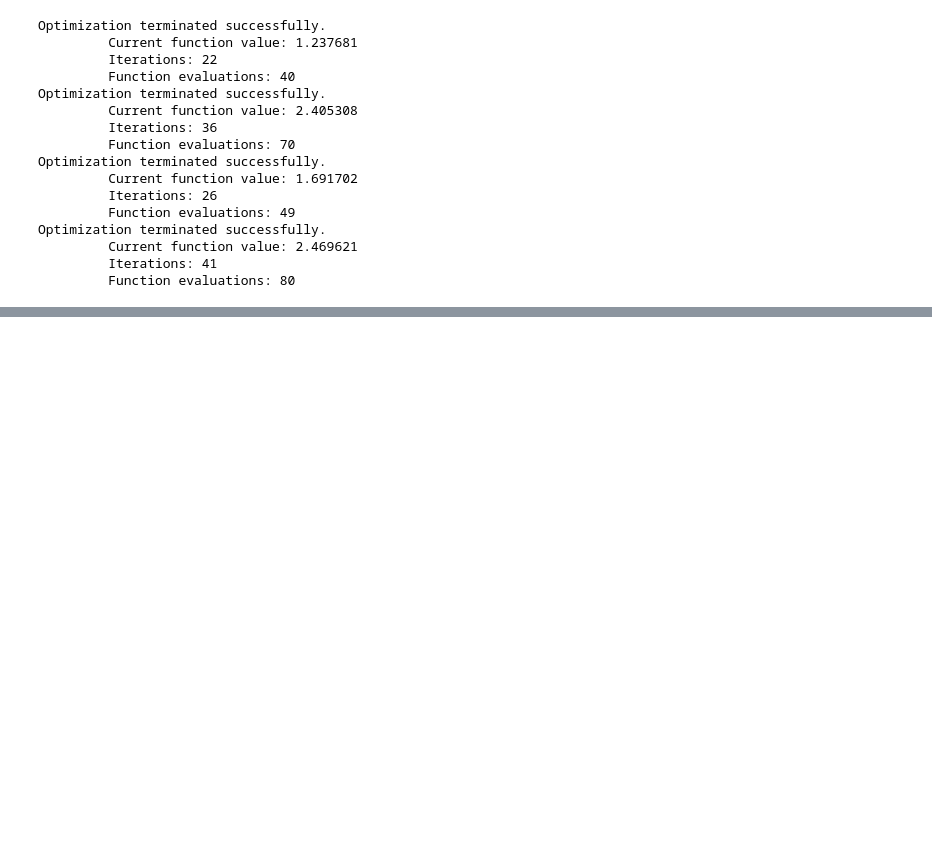
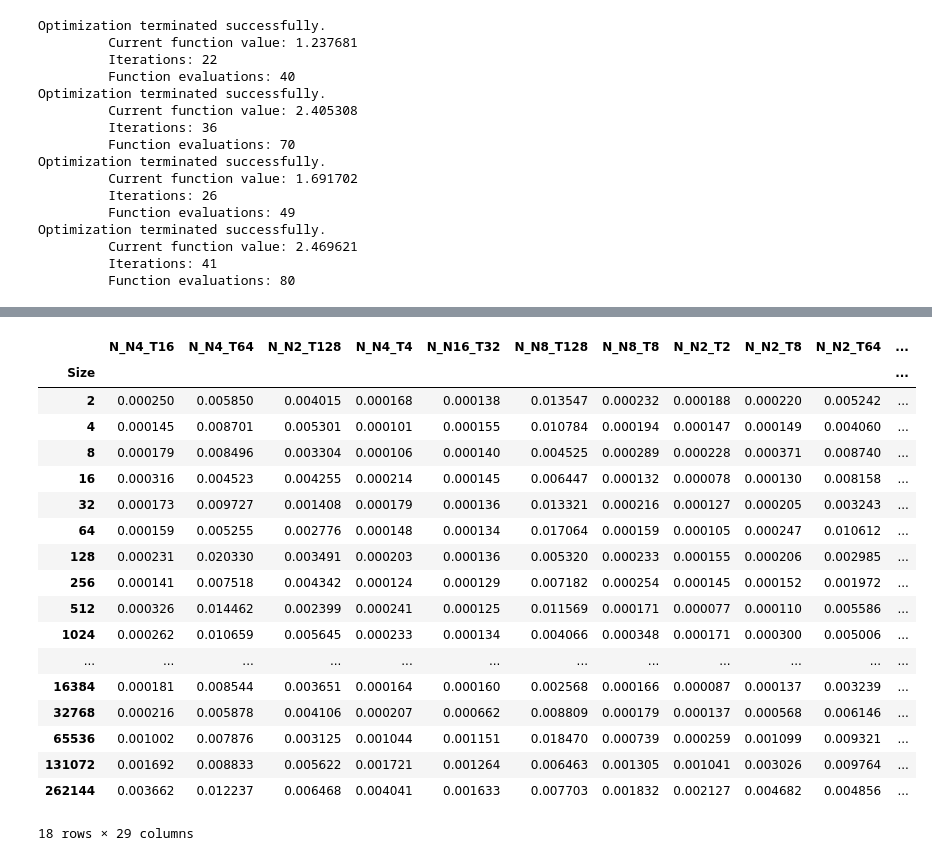
Before and after one commit to cmse822/project-3-mpi-p2p-team-2, a Jupyter notebook: Analysis/Analysis.ipynb, the cells around one changed output, grey strips where cells are left out. Saved outputs shown, nothing was run; the diff lists cells and outputs as text; code cells hidden in the pictures; blank space fills up the shorter version.

```diff
--- a/Analysis/Analysis.ipynb
+++ b/Analysis/Analysis.ipynb
@@ -205,0 +187,10 @@ array([ 1.00000000e+00, -2.42685165e-16])
+# %%
+# Find the result files.
+FileList, FileList2 = [], []
+for fname in os.listdir('../data'):
+    if fname.startswith('Ring_n') and fnmatch.fnmatch(fname, '*.csv'):
+        FileList.append(os.path.join('../data/', fname))
+    elif fname.startswith('Ring_Non') and fnmatch.fnmatch(fname, '*.csv'):
+        FileList2.append(os.path.join('../data/', fname))
+print(f'There are {len(FileList)} files to process. [Blocking]')
+print(f'There are {len(FileList2)} files to process. [NonBlocking]')
@@ -205,0 +243,54 @@ array([ 1.00000000e+00, -2.42685165e-16])
+# %%
+# Create an initial dataframe.
+CSV     = pd.read_csv(FileList2[0], header=None, names=['Repetition', 'Size', 'NumTasks', 'Time'])
+Sizes   = list(CSV.Size.unique())
+Data2   = pd.DataFrame({'Size': Sizes})
+Data2.set_index('Size', inplace=True)
+Comb2   = []
+
+# Iterate over each file.
+for fname in FileList2:
+    # Find the configuration of the run.
+    Nnode = int(fname.lower().split('k_n')[1].split('_')[0])
+    Ntask = int(fname.lower().split('_t')[1].split('.')[0])
+    # Read the file.
+    CSV = pd.read_csv(fname, header=None, names=['Repetition', 'Size', 'NumTasks', 'Time'])
+    # Extract data for each message size.
+    ColName = f'N_N{Nnode}_T{Ntask}'
+    Comb2.append(ColName)
+    Data2[f'{ColName}']     = 0
+    # Data2[f'{ColName}_std'] = 0
+    for s in Sizes:
+        # First find the average and std of the middle 80 values.
+        RunTimes = CSV[CSV.Size == s]['Time'].to_numpy()
+        RunTimes.sort()
+        Start = int(len(RunTimes) / 10)
+        End   = int(len(RunTimes) * 9 / 10)
+        RunTimes = RunTimes[Start:End]             # Filter out the first and last 10% datapoints.
+        Mean     = RunTimes.mean()
+        Std      = RunTimes.std()
+        # Add the result to Data.
+        Data2.loc[s, ColName]          = Mean
+        # Data2.loc[s, f'{ColName}_std'] = Std
+
+Data2
+# %% [output]
+|  | N_N4_T16 | N_N4_T64 | N_N2_T128 | N_N4_T4 | N_N16_T32 | N_N8_T128 | N_N8_T8 | N_N2_T2 | N_N2_T8 | N_N2_T64 | ... |
+| Size |  |  |  |  |  |  |  |  |  |  | ... |
+| 2 | 0.000250 | 0.005850 | 0.004015 | 0.000168 | 0.000138 | 0.013547 | 0.000232 | 0.000188 | 0.000220 | 0.005242 | ... |
+| 4 | 0.000145 | 0.008701 | 0.005301 | 0.000101 | 0.000155 | 0.010784 | 0.000194 | 0.000147 | 0.000149 | 0.004060 | ... |
+| 8 | 0.000179 | 0.008496 | 0.003304 | 0.000106 | 0.000140 | 0.004525 | 0.000289 | 0.000228 | 0.000371 | 0.008740 | ... |
+| 16 | 0.000316 | 0.004523 | 0.004255 | 0.000214 | 0.000145 | 0.006447 | 0.000132 | 0.000078 | 0.000130 | 0.008158 | ... |
+| 32 | 0.000173 | 0.009727 | 0.001408 | 0.000179 | 0.000136 | 0.013321 | 0.000216 | 0.000127 | 0.000205 | 0.003243 | ... |
+| 64 | 0.000159 | 0.005255 | 0.002776 | 0.000148 | 0.000134 | 0.017064 | 0.000159 | 0.000105 | 0.000247 | 0.010612 | ... |
+| 128 | 0.000231 | 0.020330 | 0.003491 | 0.000203 | 0.000136 | 0.005320 | 0.000233 | 0.000155 | 0.000206 | 0.002985 | ... |
+| 256 | 0.000141 | 0.007518 | 0.004342 | 0.000124 | 0.000129 | 0.007182 | 0.000254 | 0.000145 | 0.000152 | 0.001972 | ... |
+| 512 | 0.000326 | 0.014462 | 0.002399 | 0.000241 | 0.000125 | 0.011569 | 0.000171 | 0.000077 | 0.000110 | 0.005586 | ... |
+| 1024 | 0.000262 | 0.010659 | 0.005645 | 0.000233 | 0.000134 | 0.004066 | 0.000348 | 0.000171 | 0.000300 | 0.005006 | ... |
+| ... | ... | ... | ... | ... | ... | ... | ... | ... | ... | ... | ... |
+| 16384 | 0.000181 | 0.008544 | 0.003651 | 0.000164 | 0.000160 | 0.002568 | 0.000166 | 0.000087 | 0.000137 | 0.003239 | ... |
+| 32768 | 0.000216 | 0.005878 | 0.004106 | 0.000207 | 0.000662 | 0.008809 | 0.000179 | 0.000137 | 0.000568 | 0.006146 | ... |
+| 65536 | 0.001002 | 0.007876 | 0.003125 | 0.001044 | 0.001151 | 0.018470 | 0.000739 | 0.000259 | 0.001099 | 0.009321 | ... |
+| 131072 | 0.001692 | 0.008833 | 0.005622 | 0.001721 | 0.001264 | 0.006463 | 0.001305 | 0.001041 | 0.003026 | 0.009764 | ... |
+| 262144 | 0.003662 | 0.012237 | 0.006468 | 0.004041 | 0.001633 | 0.007703 | 0.001832 | 0.002127 | 0.004682 | 0.004856 | ... |
+18 rows × 29 columns
```
Also changed, not shown: parts of 16 cells of this notebook, 5 other files.
